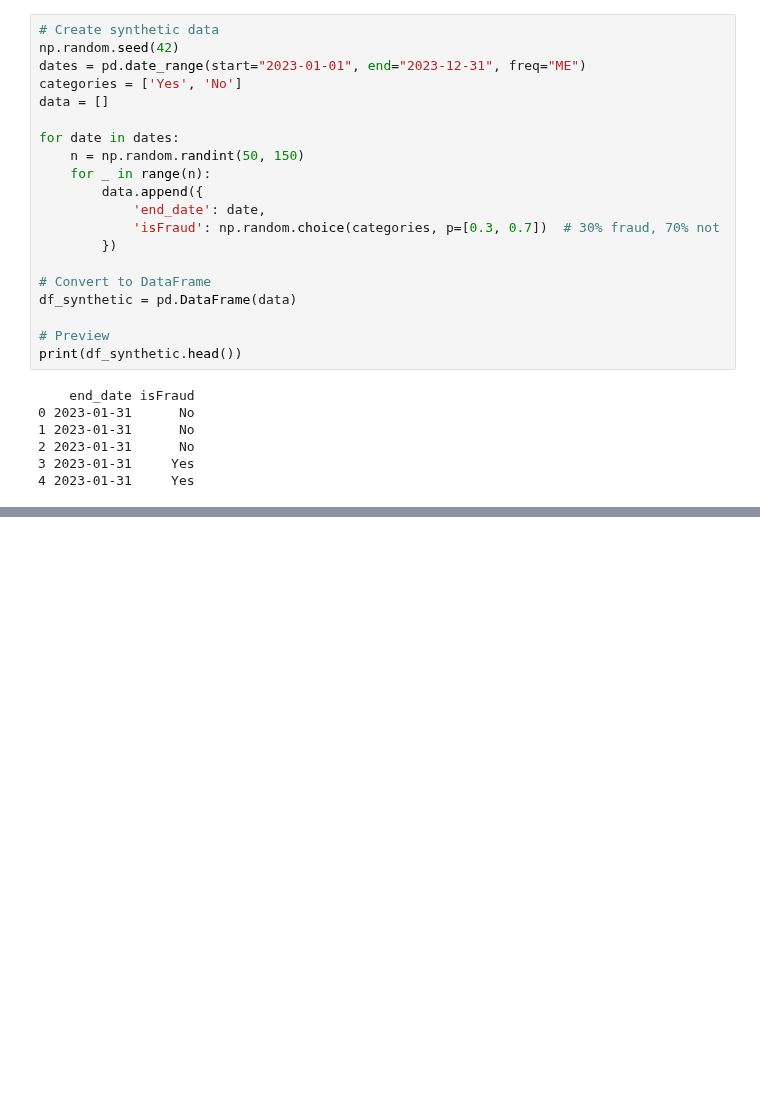
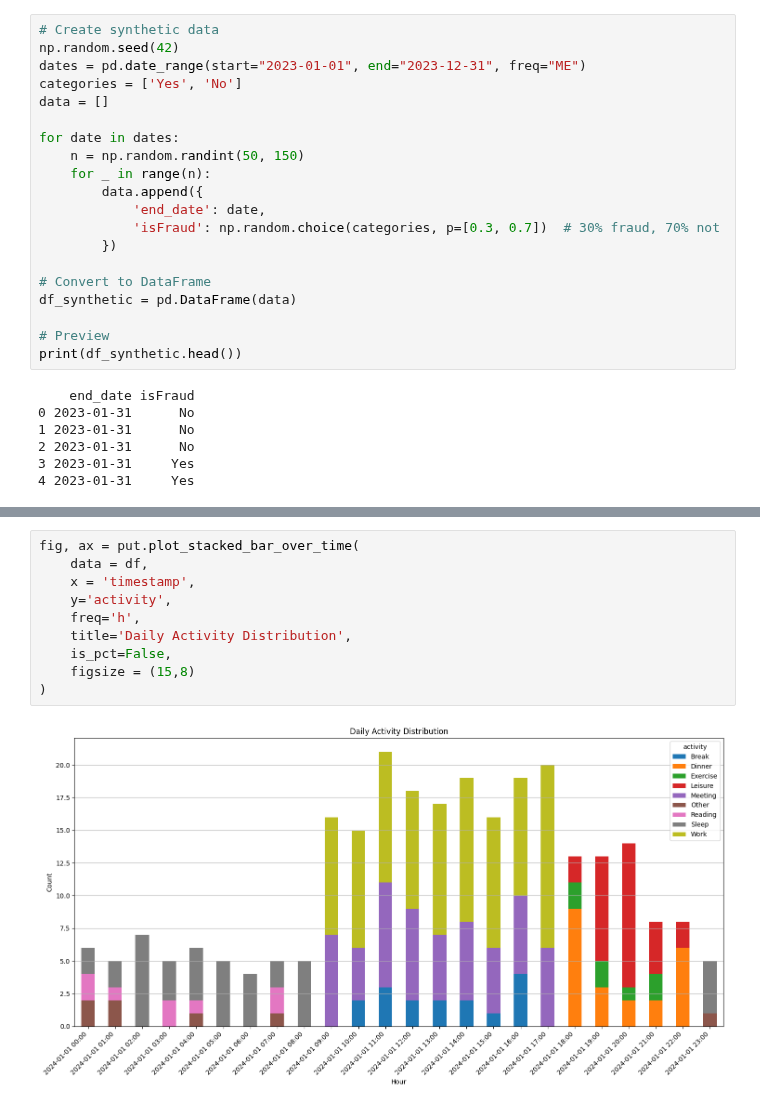
Before and after one commit to MenaWANG/mlarena, a Jupyter notebook: examples/3.utils_plot.ipynb, the cells around one changed output, grey strips where cells are left out. Cells and saved outputs as stored; diff of their text form; blank space fills up the shorter version.

```diff
--- a/examples/3.utils_plot.ipynb
+++ b/examples/3.utils_plot.ipynb
@@ -189,0 +291,12 @@ put.plot_stacked_bar_over_time(
+# %%
+fig, ax = put.plot_stacked_bar_over_time(
+    data = df,
+    x = 'timestamp',
+    y='activity',
+    freq='h',
+    title='Daily Activity Distribution',
+    is_pct=False,
+    figsize = (15,8)
+)
+# %% [output]
+[figure, added]
```
Also changed, not shown: parts of 14 cells of this notebook, 2 other files.
